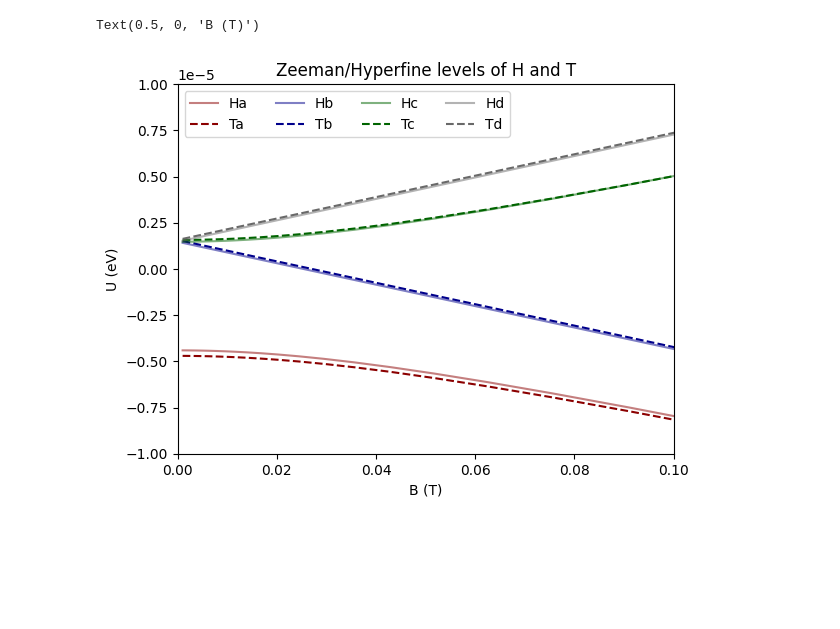
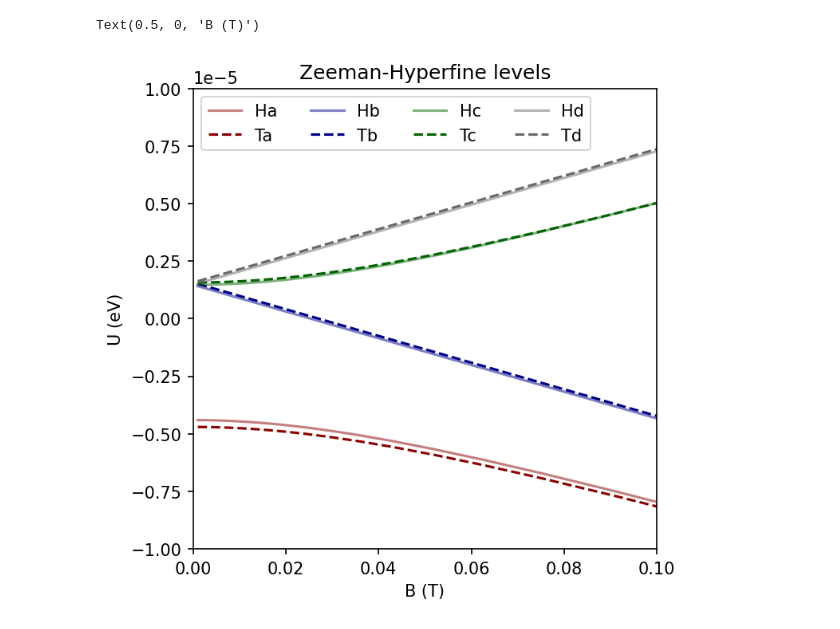
Before and after one commit to UTA-NURES/AtomicHScattering, a Jupyter notebook: examples/Hyperfine Levels.ipynb, the cells around one changed output. Drawn from its saved outputs; the diff is of its cells as text; code cells hidden in the pictures; blank space fills up the shorter version.

Commit message:
Fix HF plot

```diff
--- a/examples/Hyperfine Levels.ipynb
+++ b/examples/Hyperfine Levels.ipynb
@@ -15,15 +15,15 @@ TLevels = hyperfine.AllHFLevels(B_values, constants.delWT, constants.mT, constan
 # %%
 plt.figure(figsize=(5,5),dpi=150)
 cols={'a':'DarkRed','b':'DarkBlue','c':'DarkGreen','d':'dimgrey'}
 for l in ['a','b','c','d']:
     plt.plot(B_values, HLevels[l],label='H'+str(l),color=cols[l],alpha=0.5)
     plt.plot(B_values, TLevels[l],'--',label='T'+str(l),color=cols[l],alpha=1)
 plt.xlim(0,0.1)
 plt.ylim(-1e-5,1e-5)
-plt.title(r"Zeeman/Hyperfine levels of H and T")
+plt.title(r"Zeeman-Hyperfine levels")
 plt.legend(loc='upper left',ncol=4)
 plt.ylabel("U (eV)")
 plt.xlabel("B (T)")
 # %% [output]
 Text(0.5, 0, 'B (T)')
-[figure, old version]
+[figure, new version]
```
